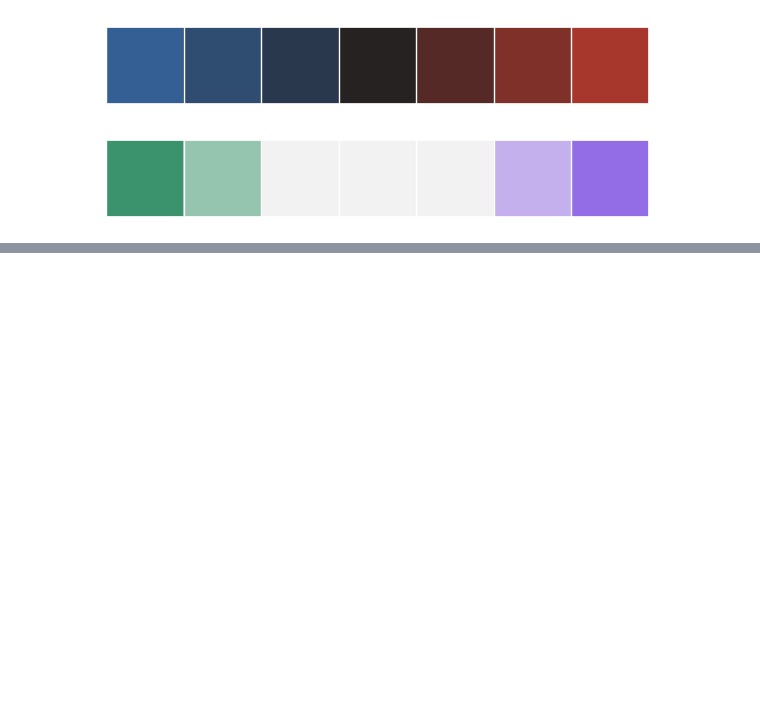
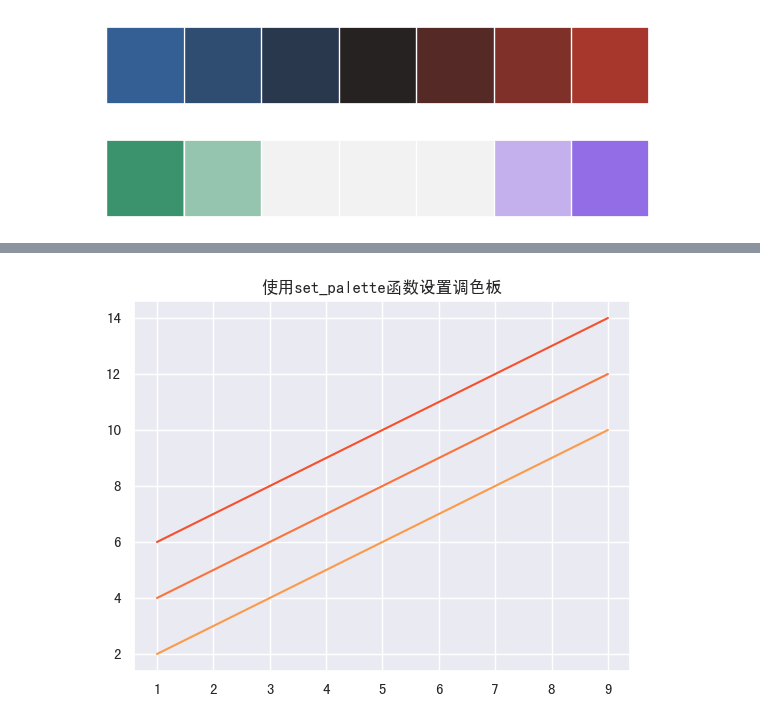
Before and after one commit to YcSaber/SchoolPyLesson1, a Jupyter notebook: data visualization/4/code/4-1.ipynb, the cells around one changed output, grey strips where cells are left out. Drawn from its saved outputs; the diff is of its cells as text; code cells hidden in the pictures; blank space fills up the shorter version.

```diff
--- a/data visualization/4/code/4-1.ipynb
+++ b/data visualization/4/code/4-1.ipynb
@@ -273,0 +289,8 @@ sns.palplot(sns.diverging_palette(150,275,s=80,l=55,n=7,sep=90))
+# %%
+# 使用sns.set_palette函数设置调色板
+sns.set_palette('YlOrRd_d')
+showLine()
+plt.title('使用set_palette函数设置调色板')
+plt.show()
+# %% [output]
+[figure, added]
```
Also changed, not shown: parts of 5 cells of this notebook, 9 other files.
